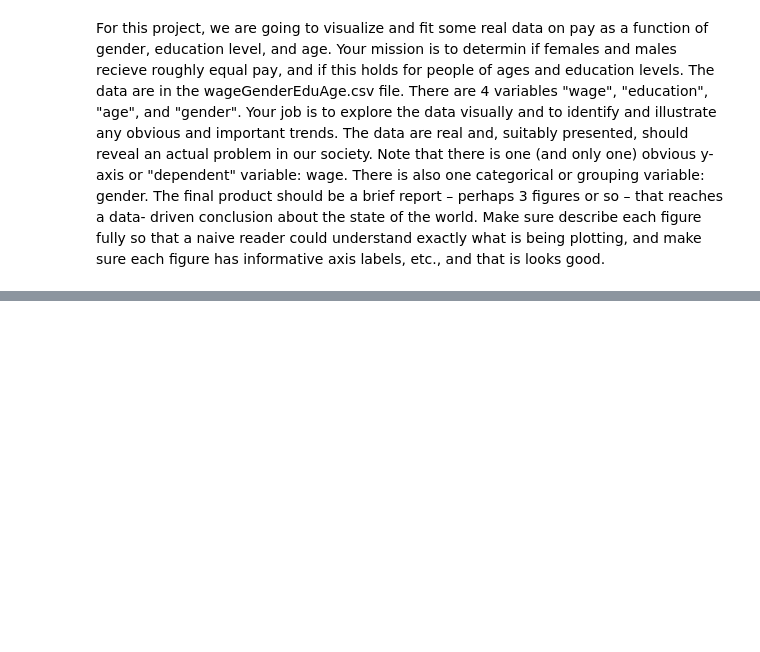
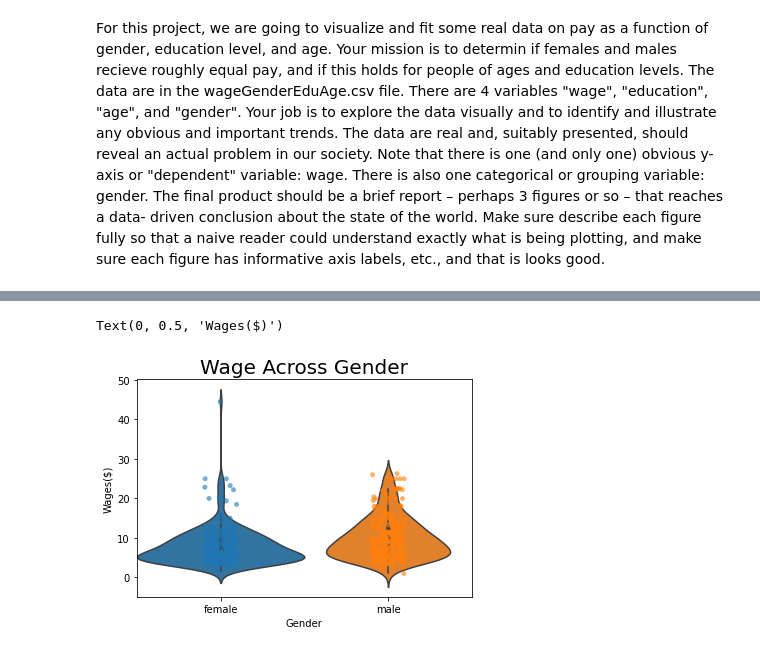
Before and after one commit to BryanMcSp/PythonTutorials, a Jupyter notebook: PSY341K_Project#2.ipynb, the cells around one changed output, grey strips where cells are left out. Cells and saved outputs as stored; diff of their text form; code cells hidden in the pictures; blank space fills up the shorter version.

```diff
--- a/PSY341K_Project#2.ipynb
+++ b/PSY341K_Project#2.ipynb
@@ -38,0 +53,12 @@ good.
+# %%
+sns.violinplot(data=df, x="gender", y="wage",
+               width = 1)
+strip = sns.stripplot(data=df, x="gender", y="wage",
+                      alpha = 0.6)
+plt.title("Wage Across Gender",
+         fontsize = 20)
+plt.xlabel("Gender")
+plt.ylabel("Wages($)")
+# %% [output]
+Text(0, 0.5, 'Wages($)')
+[figure, added]
```
Also changed, not shown: parts of 13 cells of this notebook.
